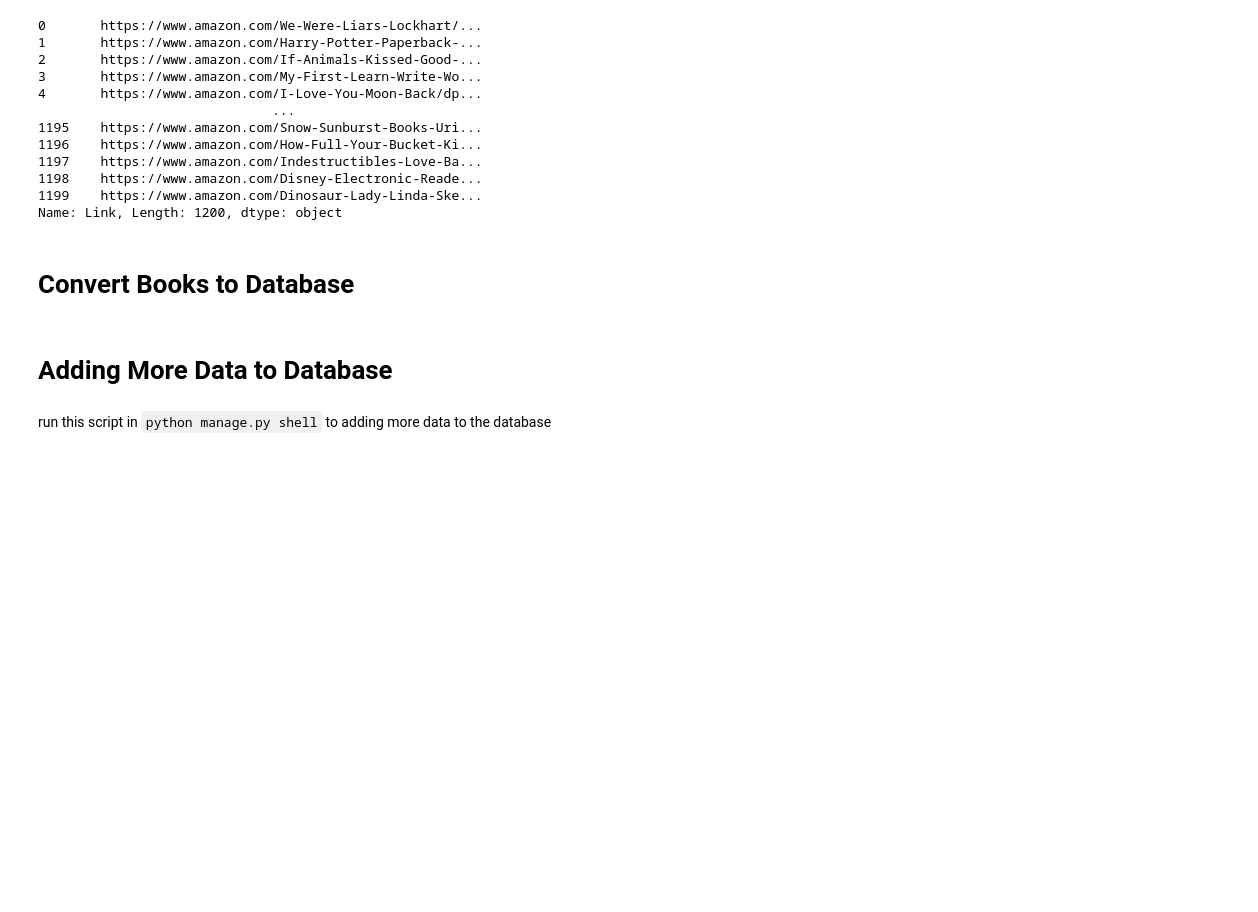
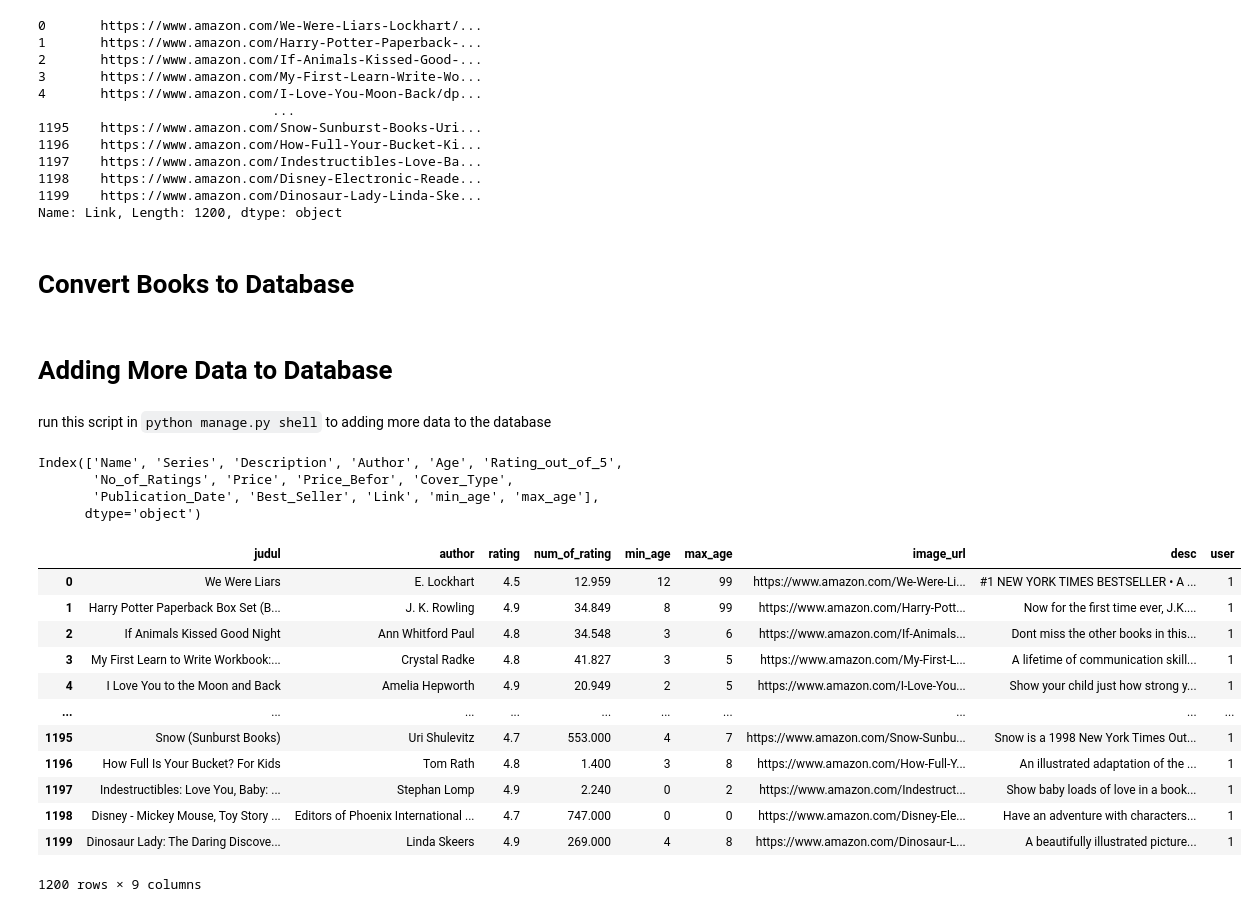
Before and after one commit to PBP-D05/BookMates, a Jupyter notebook: scripts.ipynb, the cells around one changed output. Cells and saved outputs as stored; diff of their text form; code cells hidden in the pictures; blank space fills up the shorter version.

```diff
--- a/scripts.ipynb
+++ b/scripts.ipynb
@@ -220,3 +229,31 @@ for i, (inx, row) in enumerate(sample.iterrows()):
     if i % 3 == 0:
         print(f'{i+1} Data Done')
     Buku.objects.create(judul=row['Name'], author=row['Author'], min_age=row['min_age'], max_age=row['max_age'], desc=row['Description'], rating=row['Rating_out_of_5'], num_of_rating=row['No_of_Ratings'], image_url=get_cover_url(row["Link"]), user=pengguna)
+# %%
+df.columns
+# %% [output]
+Index(['Name', 'Series', 'Description', 'Author', 'Age', 'Rating_out_of_5',
+       'No_of_Ratings', 'Price', 'Price_Befor', 'Cover_Type',
+       'Publication_Date', 'Best_Seller', 'Link', 'min_age', 'max_age'],
+      dtype='object')
+# %%
+USED = ['judul', 'author', 'rating', 'num_of_rating', 'min_age', 'max_age', 'image_url', 'desc', 'user']
+df['user'] = 1
+df = df.rename({'Name': 'judul', 'Description':'desc', 'Author':'author', 'Rating_out_of_5':'rating', 'No_of_Ratings':'num_of_rating', 'Link':'image_url'}, axis=1)
+df = df[USED]
+# %%
+df
+# %% [output]
+|  | judul | author | rating | num_of_rating | min_age | max_age | image_url | desc | user |
+| 0 | We Were Liars | E. Lockhart | 4.5 | 12.959 | 12 | 99 | https://www.amazon.com/We-Were-Li... | #1 NEW YORK TIMES BESTSELLER • A ... | 1 |
+| 1 | Harry Potter Paperback Box Set (B... | J. K. Rowling | 4.9 | 34.849 | 8 | 99 | https://www.amazon.com/Harry-Pott... | Now for the first time ever, J.K.... | 1 |
+| 2 | If Animals Kissed Good Night | Ann Whitford Paul | 4.8 | 34.548 | 3 | 6 | https://www.amazon.com/If-Animals... | Dont miss the other books in this... | 1 |
+| 3 | My First Learn to Write Workbook:... | Crystal Radke | 4.8 | 41.827 | 3 | 5 | https://www.amazon.com/My-First-L... | A lifetime of communication skill... | 1 |
+| 4 | I Love You to the Moon and Back | Amelia Hepworth | 4.9 | 20.949 | 2 | 5 | https://www.amazon.com/I-Love-You... | Show your child just how strong y... | 1 |
+| ... | ... | ... | ... | ... | ... | ... | ... | ... | ... |
+| 1195 | Snow (Sunburst Books) | Uri Shulevitz | 4.7 | 553.000 | 4 | 7 | https://www.amazon.com/Snow-Sunbu... | Snow is a 1998 New York Times Out... | 1 |
+| 1196 | How Full Is Your Bucket? For Kids | Tom Rath | 4.8 | 1.400 | 3 | 8 | https://www.amazon.com/How-Full-Y... | An illustrated adaptation of the ... | 1 |
+| 1197 | Indestructibles: Love You, Baby: ... | Stephan Lomp | 4.9 | 2.240 | 0 | 2 | https://www.amazon.com/Indestruct... | Show baby loads of love in a book... | 1 |
+| 1198 | Disney - Mickey Mouse, Toy Story ... | Editors of Phoenix International ... | 4.7 | 747.000 | 0 | 0 | https://www.amazon.com/Disney-Ele... | Have an adventure with characters... | 1 |
+| 1199 | Dinosaur Lady: The Daring Discove... | Linda Skeers | 4.9 | 269.000 | 4 | 8 | https://www.amazon.com/Dinosaur-L... | A beautifully illustrated picture... | 1 |
+1200 rows × 9 columns
```
Also changed, not shown: parts of 5 cells of this notebook, 7 other files.
